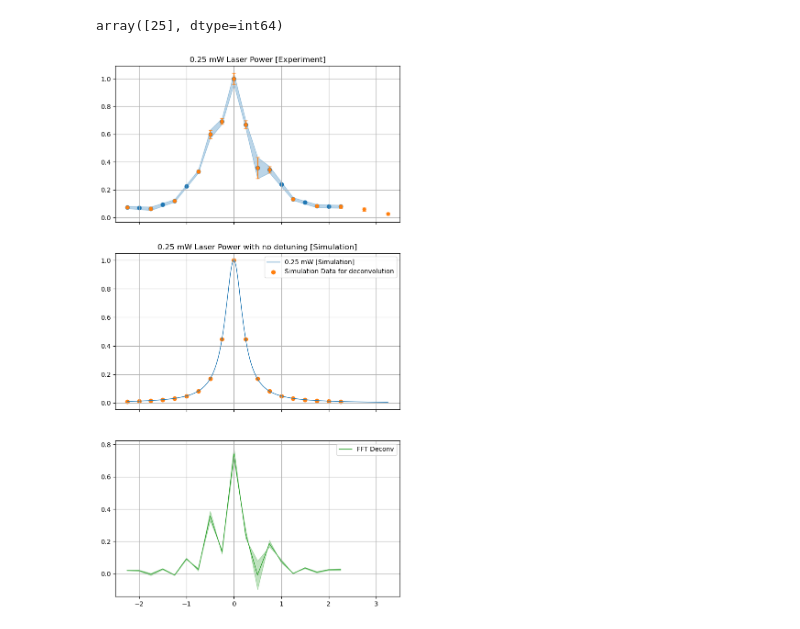
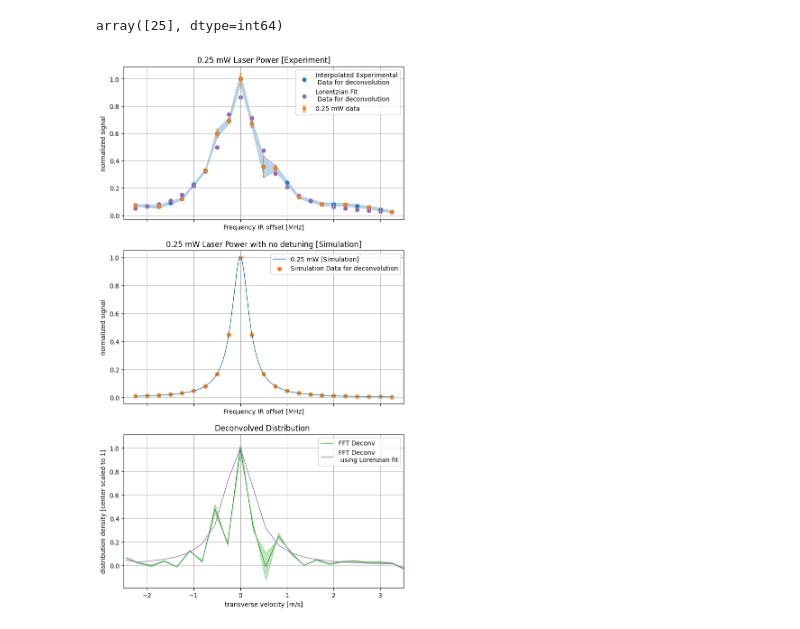
Before and after one commit to zhouperry/CeNTREX-TlF-julia-extension, a Jupyter notebook: examples/R2 transition longer beamline.ipynb, the cells around one changed output. Drawn from its saved outputs; the diff is of its cells as text; code cells hidden in the pictures.

```diff
--- a/examples/R2 transition longer beamline.ipynb
+++ b/examples/R2 transition longer beamline.ipynb
@@ -552,14 +552,14 @@ ax[1].set_title("0.25 mW Laser Power with no detuning [Simulation]")
 # ax[1].plot(freqs_simu[slice_used], results_simu[slice_used], label="Slice for deconv", color='tab:red', linewidth=1)
 
 
-freqs_used = np.arange(-2.25, 2.5, 0.25)
+freqs_used = np.arange(-2.25, 3.5, 0.25)
 interp_exp = np.interp(freqs_used, f_0_25_mw, d_0_25_mW)
 interp_up = np.interp(freqs_used, f_0_25_mw, d_0_25_mW + de_0_25_mW)
 interp_down = np.interp(freqs_used, f_0_25_mw, d_0_25_mW - de_0_25_mW)
 from scipy.signal import savgol_filter
-# interp_exp = savgol_filter(interp_exp, 15, 3)
-# interp_up = savgol_filter(interp_up, 15, 3)
-# interp_down = savgol_filter(interp_down, 15, 3)
+# interp_exp = savgol_filter(interp_exp, 40, 3)
+# interp_up = savgol_filter(interp_up, 40, 3)
+# interp_down = savgol_filter(interp_down, 40, 3)
 ax[0].scatter(freqs_used, interp_exp, label="Interpolated Experimental\n Data for deconvolution", color='tab:blue', linewidth=1)
 
 ax[0].fill_between(
@@ -572,8 +572,7 @@ def find_nearest_index(arr, target):
     return np.abs(arr - target).argmin()
 slice_used = slice(find_nearest_index(freqs_used, -2), find_nearest_index(freqs_used, 2)+1)
 ax[1].scatter(freqs_used, interp_simu, label="Simulation Data for deconvolution", color='tab:orange', linewidth=1)
-ax[1].legend()
-ax[1].grid()
+
 
 # fs_distribution = deconvolve(interp_exp, interp_simu[slice_used])[0]
 # fs_distribution_res = np.zeros(len(freqs_used))
@@ -598,34 +597,64 @@ def fft_estimation(interp_exp):
     H = np.fft.rfft(interp_simu, n=n)      # PSF
     F = np.fft.rfft(interp_exp,          n=n)          # data
     ε = 1e-3                                          # regularization
     G = (F * np.conj(H)) / (H*np.conj(H) + ε)         # Wiener filter
     fs_est = np.fft.irfft(G, n=n)
 
     return fs_est
 
 # deconv, deconv_up, deconv_down are length-n arrays
 # freqs_used is your length-n x-axis, containing 0 somewhere in it
 deconv = fft_estimation(interp_exp)
 deconv_up = fft_estimation(interp_up)
 deconv_down = fft_estimation(interp_down)
 # 1. find where the deconv is actually peaking:
 idx_peak = np.argmax(deconv)
 
 # 2. find the array index that corresponds to x = 0
 idx_zero = np.argmin(np.abs(freqs_used - 0.0))
 
 # 3. compute how much to shift
 shift = idx_zero - idx_peak
 
 # 4. circularly roll all three series
 deconv_c      = np.roll(deconv,      shift)
 deconv_up_c   = np.roll(deconv_up,   shift)
 deconv_down_c = np.roll(deconv_down, shift)
 
+velocity_to_ir_detuning = utils.detuning.velocity_to_detuning(1)/ (2 * np.pi * 1e6 * 4)  # convert to MHz
 # 5. plot the centered result
-ax[2].plot(  freqs_used, deconv_c,      label="FFT Deconv", color='tab:green', linewidth=1)
-ax[2].fill_between(freqs_used, deconv_down_c, deconv_up_c, color='tab:green', alpha=0.3)
+ax[2].plot(  freqs_used/velocity_to_ir_detuning, deconv_c/np.max(deconv_c),      label="FFT Deconv", color='tab:green', linewidth=1)
+ax[2].fill_between(freqs_used/velocity_to_ir_detuning, deconv_down_c/np.max(deconv_c), deconv_up_c/np.max(deconv_c), color='tab:green', alpha=0.3)
+
+
+
+def lorentzian(x, a, x0, gamma):
+    return a / ((x - x0) ** 2 + (gamma/2) ** 2)
+popt, pcov = curve_fit(
+    lorentzian,
+    f_0_25_mw,
+    d_0_25_mW,
+    sigma=de_0_25_mW,
+    absolute_sigma=True,
+    p0=[1, 0, 0.3],
+)
+interp_exp_fit = lorentzian(freqs_used, *popt)
+deconv_exp_fit = fft_estimation(interp_exp_fit)
+deconv_exp_fit      = np.roll(deconv_exp_fit,      shift)
+ax[0].scatter(freqs_used, interp_exp_fit, label="Lorentzian Fit\n Data for deconvolution", color='tab:purple', linewidth=1)
+ax[2].plot(freqs_used/velocity_to_ir_detuning, deconv_exp_fit/np.max(deconv_exp_fit), label="FFT Deconv\n using Lorenzian fit", color='tab:purple', linewidth=1)
+ax[0].legend()
 ax[2].legend()
-ax[2].grid()
+ax[1].legend()
+ax[0].set_xlabel("Frequency IR offset [MHz]")
+ax[1].set_xlabel("Frequency IR offset [MHz]")
+ax[2].set_xlabel("transverse velocity [m/s]")
+ax[2].set_title("Deconvolved Distribution ")
+ax[0].set_ylabel("normalized signal")
+ax[1].set_ylabel("normalized signal")
+ax[2].set_ylabel("distribution density [center scaled to 1]")
+ax[0].grid(True)
+ax[1].grid(True)
+ax[2].grid(True)
 # %% [output]
-[figure, old version]
+[figure, new version]
```
Also changed, not shown: parts of 2 cells of this notebook.
